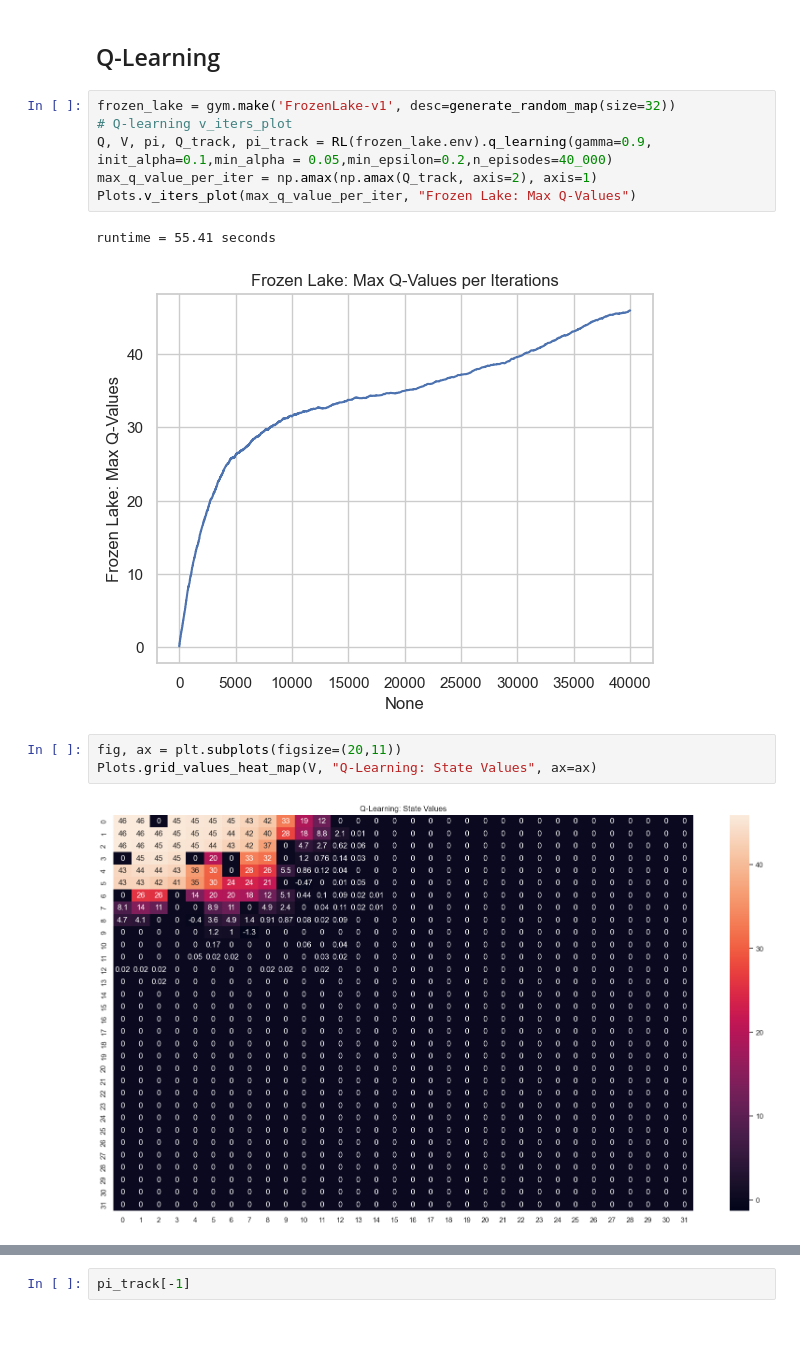
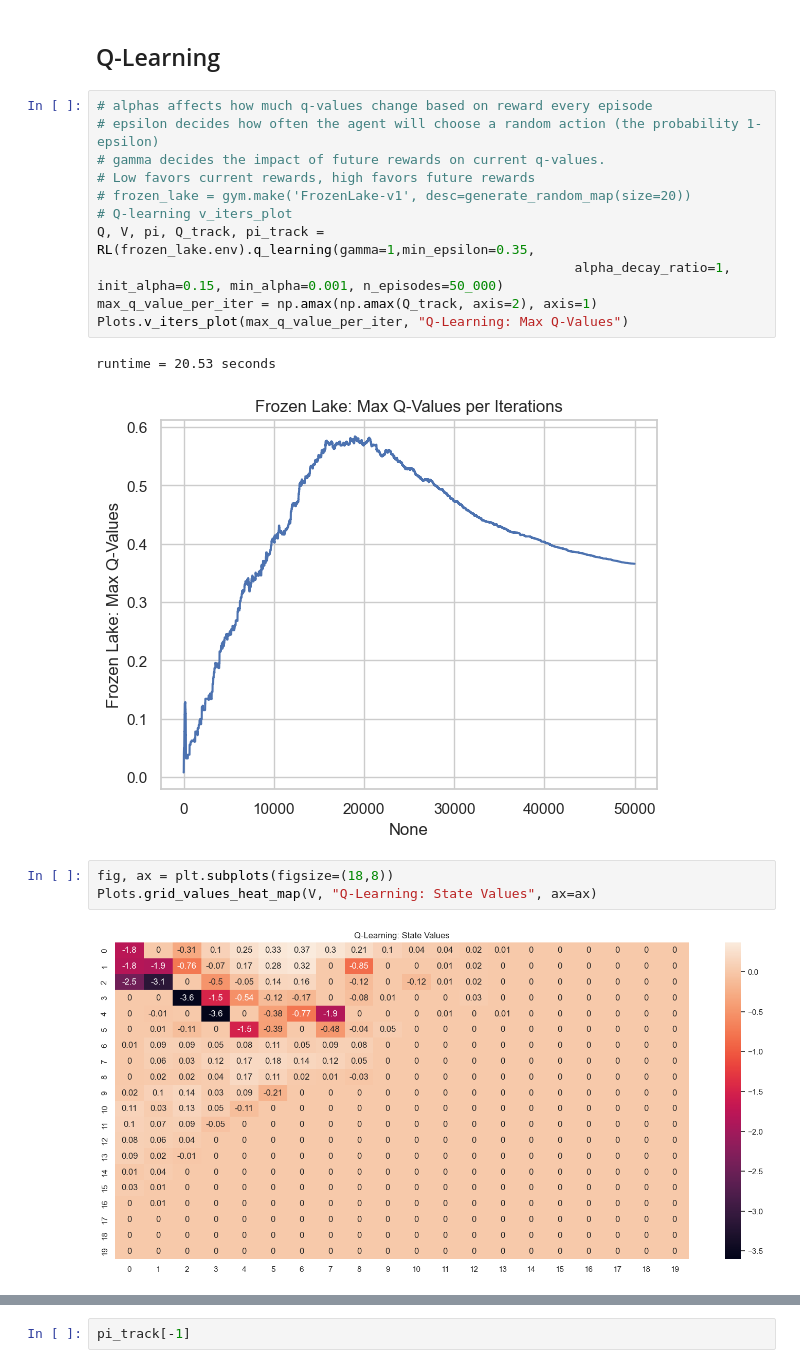
Before and after one commit to lboadi2/machine_learning, a Jupyter notebook: 4_reinforcement_learning/frozen_lake.ipynb, the cells around one changed output, grey strips where cells are left out. Drawn from its saved outputs; the diff is of its cells as text; blank space fills up the shorter version.

```diff
--- a/4_reinforcement_learning/frozen_lake.ipynb
+++ b/4_reinforcement_learning/frozen_lake.ipynb
@@ -100,16 +120,21 @@ Plots.grid_values_heat_map(V, "Policy Iteration: State Values", ax=ax)
 # %% [markdown]
 ## Q-Learning
 # %%
-frozen_lake = gym.make('FrozenLake-v1', desc=generate_random_map(size=32))
+# alphas affects how much q-values change based on reward every episode
+# epsilon decides how often the agent will choose a random action (the probability 1-epsilon)
+# gamma decides the impact of future rewards on current q-values.
+# Low favors current rewards, high favors future rewards
+# frozen_lake = gym.make('FrozenLake-v1', desc=generate_random_map(size=20))
 # Q-learning v_iters_plot
-Q, V, pi, Q_track, pi_track = RL(frozen_lake.env).q_learning(gamma=0.9, init_alpha=0.1,min_alpha = 0.05,min_epsilon=0.2,n_episodes=40_000)
+Q, V, pi, Q_track, pi_track = RL(frozen_lake.env).q_learning(gamma=1,min_epsilon=0.35,
+                                                             alpha_decay_ratio=1, init_alpha=0.15, min_alpha=0.001, n_episodes=50_000)
 max_q_value_per_iter = np.amax(np.amax(Q_track, axis=2), axis=1)
-Plots.v_iters_plot(max_q_value_per_iter, "Frozen Lake: Max Q-Values")
+Plots.v_iters_plot(max_q_value_per_iter, "Q-Learning: Max Q-Values")
 # %% [output]
-runtime = 55.41 seconds
+runtime = 20.53 seconds
-[figure, old version]
+[figure, new version]
 # %%
-fig, ax = plt.subplots(figsize=(20,11))
+fig, ax = plt.subplots(figsize=(18,8))
 Plots.grid_values_heat_map(V, "Q-Learning: State Values", ax=ax)
 # %% [output]
-[figure, old version]
+[figure, new version]
```
Also changed, not shown: parts of 18 cells of this notebook, 2 other files.
